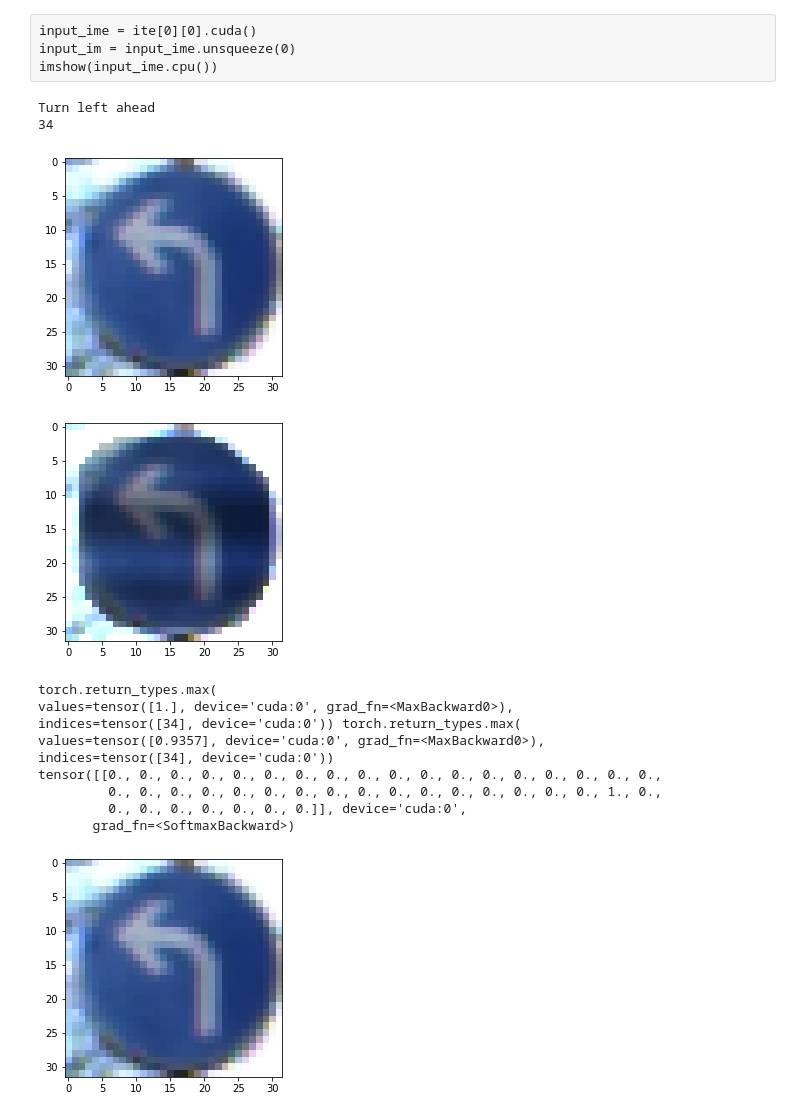
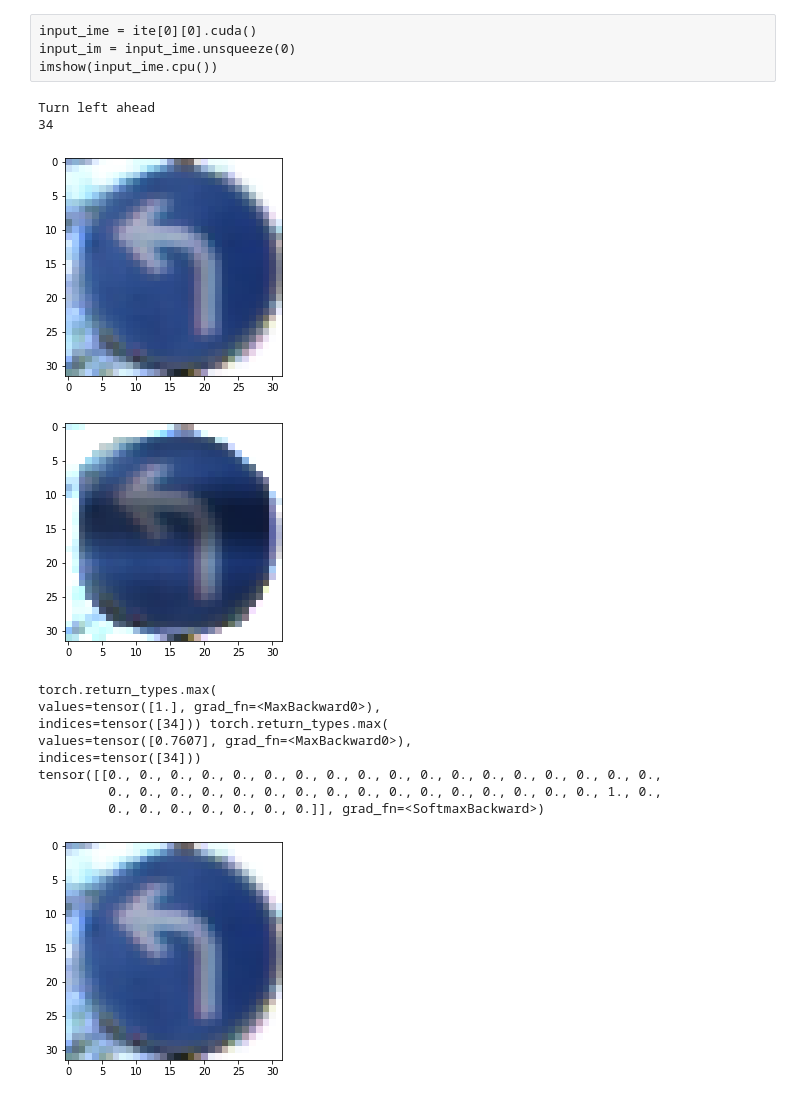
Before and after one commit to earlence-security/invis-perturbations, a Jupyter notebook: experiments.ipynb, the cells around one changed output. Cells and saved outputs as stored; diff of their text form; code cells hidden in the pictures.

```diff
--- a/experiments.ipynb
+++ b/experiments.ipynb
@@ -35,7 +35,7 @@ with open(root + 'class_semantics.txt') as f:
     for line in f:
         classes.append(line.strip())
 
-checkpoint = torch.load('checkpoint_us.tar')
+checkpoint = torch.load('checkpoint_us.tar',map_location=torch.device('cpu'))
 model.load_state_dict(checkpoint['model_state_dict'])
 model.eval()
 # %% [output]
@@ -116,37 +118,36 @@ imshow(input_ime.cpu())
 # %%
 classidx = 34
 o_class = classes[classidx]
 print(o_class)
 print(classidx)
 
 input_im = readim("orig.png")
 xadv = readim("adv36.png")
-input_im = input_im.cuda()
-xadv = xadv.cuda()
+input_im = input_im.cpu()
+xadv = xadv.cpu()
 out = model(input_im)
 outadv = model(xadv)
 imshow(input_im[0].cpu())
 imshow(xadv[0].cpu())
 
 lay2 = torch.nn.Softmax(dim=1)
 prob = lay2(out)
 prob2 = lay2(outadv)
 print(prob.max(1), prob2.max(1))
 print(prob)
 # %% [output]
 Turn left ahead
 34
 [figure]
-[figure, old version]
+[figure, new version]
 torch.return_types.max(
-values=tensor([1.], device='cuda:0', grad_fn=<MaxBackward0>),
-indices=tensor([34], device='cuda:0')) torch.return_types.max(
-values=tensor([0.9357], device='cuda:0', grad_fn=<MaxBackward0>),
-indices=tensor([34], device='cuda:0'))
+values=tensor([1.], grad_fn=<MaxBackward0>),
+indices=tensor([34])) torch.return_types.max(
+values=tensor([0.7607], grad_fn=<MaxBackward0>),
+indices=tensor([34]))
 tensor([[0., 0., 0., 0., 0., 0., 0., 0., 0., 0., 0., 0., 0., 0., 0., 0., 0., 0.,
          0., 0., 0., 0., 0., 0., 0., 0., 0., 0., 0., 0., 0., 0., 0., 0., 1., 0.,
-         0., 0., 0., 0., 0., 0., 0.]], device='cuda:0',
-       grad_fn=<SoftmaxBackward>)
+         0., 0., 0., 0., 0., 0., 0.]], grad_fn=<SoftmaxBackward>)
 # %%
 def get_object_mask(input_image):
     test = np.uint8(input_image.numpy()*255).transpose((1,2,0))
```
Also changed, not shown: parts of 3 cells of this notebook.
